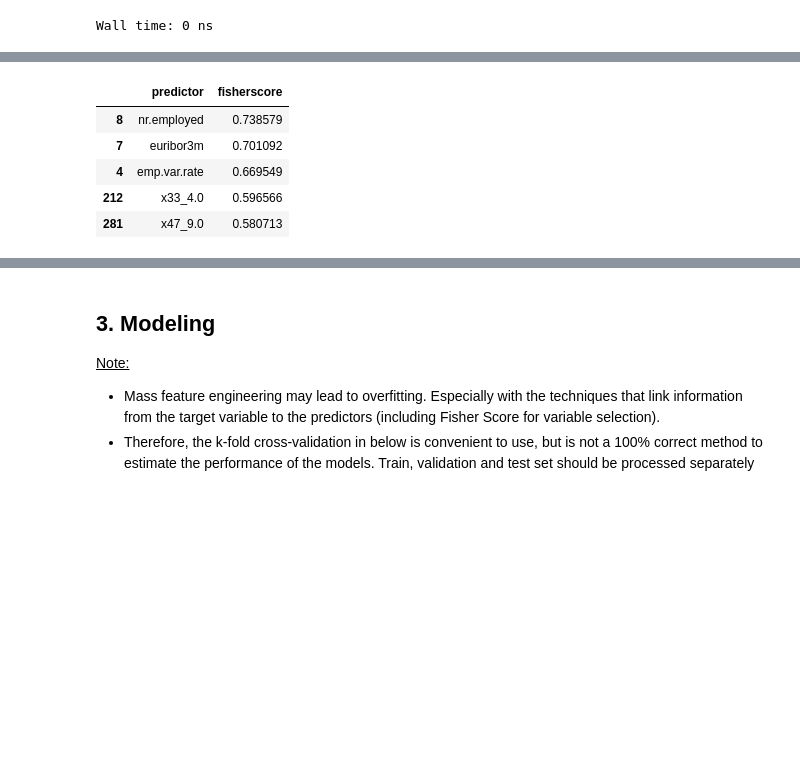
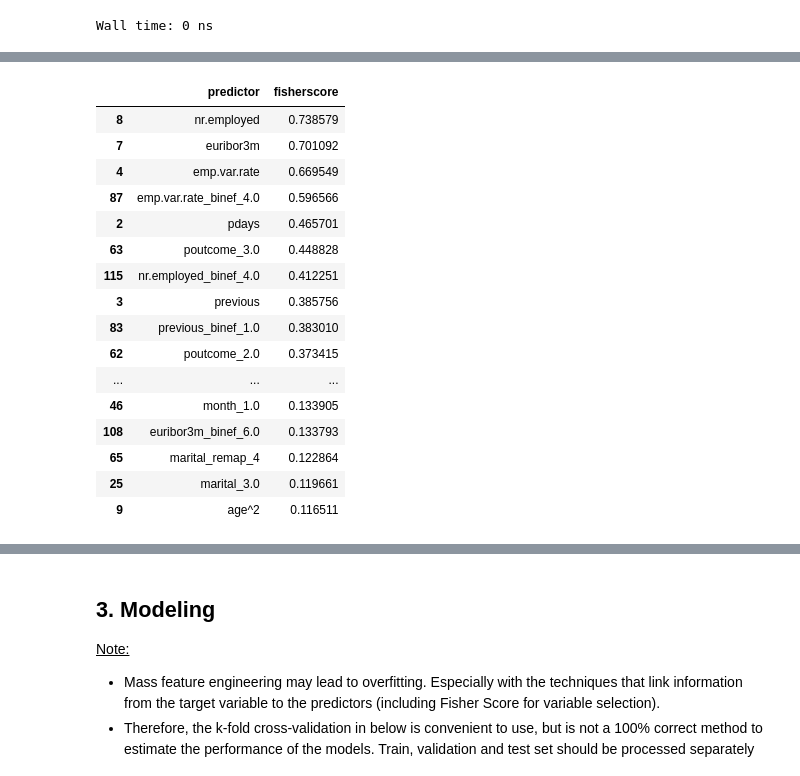
Before and after one commit to Wajiharfaoui/Bank-Telemarketing-Outcome-Prediction, a Jupyter notebook: MBD2021_InClass Kaggle_2_Modeling_Group1_Py_v5.3 - Data Processing.ipynb, the cells around one changed output, grey strips where cells are left out. Cells and saved outputs as stored; diff of their text form; code cells hidden in the pictures; blank space fills up the shorter version.

```diff
--- a/MBD2021_InClass Kaggle_2_Modeling_Group1_Py_v5.3 - Data Processing.ipynb
+++ b/MBD2021_InClass Kaggle_2_Modeling_Group1_Py_v5.3 - Data Processing.ipynb
@@ -998,8 +589,8 @@ Wall time: 999 µs
 # %%
 %%time
 # Arrange the data columns
-train = train[id_var + num_vars + cat_vars + na_vars + target_var]
-test = test[id_var + num_vars + cat_vars + na_vars]
+train = train[id_var + num_vars + na_vars + target_var]
+test = test[id_var + num_vars + na_vars]
 print(train.shape)
 print(test.shape)
 # %% [output]
@@ -1033,7 +604,7 @@ During the data processing, we may accidentally create some new constant variabl
 # %%
 %%time
 # List of all predictors
-predictors = num_vars + cat_vars + na_vars
+predictors = num_vars + na_vars
 # %% [output]
 Wall time: 0 ns
 # %%
@@ -1098,6 +676,0 @@ Wall time: 569 ms
-# %%
-%%time
-# Read back the processed data
-#fname = '_std_all_v5.1'
-train = pd.read_pickle("./data/processed/final/g1/train_processed" + fname + ".pkl")
-test = pd.read_pickle("./data/processed/final/g1/test_processed" + fname + ".pkl")
@@ -1106,6 +676,0 @@ Wall time: 40.9 ms
-# %%
-%%time
-# Create several lists to handle variables
-id_var = ['client_id']
-target_var = ['subscribe']
-predictors = [v for v in train.columns if v not in id_var + target_var]
@@ -1143,5 +708,5 @@ Wall time: 0 ns
 fs = FisherScore(train, target_var[0], predictors)
 fs_df = pd.DataFrame({"predictor":predictors, "fisherscore":fs})
 fs_df = fs_df.sort_values('fisherscore', ascending=False)
-fs_df.head()
+fs_df.head(50)
 # %% [output]
@@ -1149,9 +714,20 @@ Wall time: 822 ms
 |  | predictor | fisherscore |
 | 8 | nr.employed | 0.738579 |
 | 7 | euribor3m | 0.701092 |
 | 4 | emp.var.rate | 0.669549 |
-| 212 | x33_4.0 | 0.596566 |
-| 281 | x47_9.0 | 0.580713 |
+| 87 | emp.var.rate_binef_4.0 | 0.596566 |
+| 2 | pdays | 0.465701 |
+| 63 | poutcome_3.0 | 0.448828 |
+| 115 | nr.employed_binef_4.0 | 0.412251 |
+| 3 | previous | 0.385756 |
+| 83 | previous_binef_1.0 | 0.383010 |
+| 62 | poutcome_2.0 | 0.373415 |
+| ... | ... | ... |
+| 46 | month_1.0 | 0.133905 |
+| 108 | euribor3m_binef_6.0 | 0.133793 |
+| 65 | marital_remap_4 | 0.122864 |
+| 25 | marital_3.0 | 0.119661 |
+| 9 | age^2 | 0.116511 |
 # %%
 %%time
 # Visualize the Fisher Score
```
Also changed, not shown: parts of 122 cells of this notebook, 1 other file.
